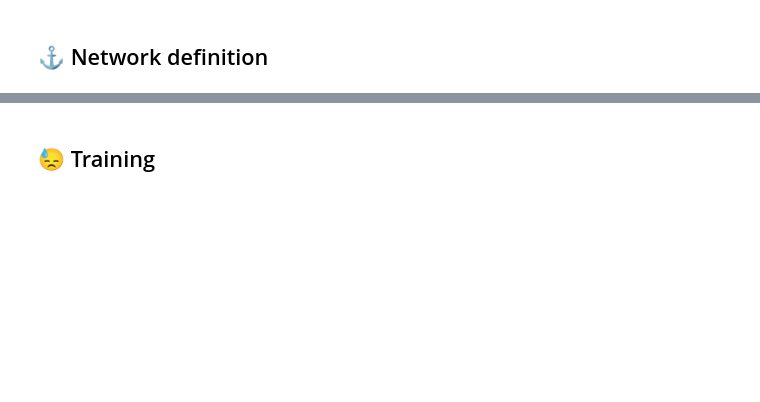
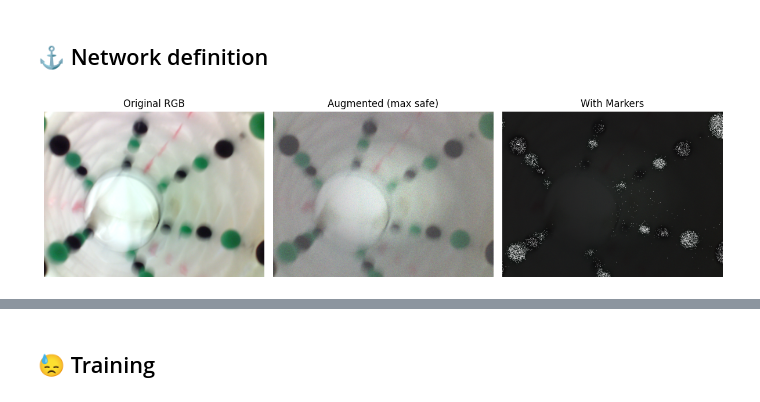
Before and after one commit to vigno0405/Master-Thesis, a Jupyter notebook: helyx_training.ipynb, the cells around one changed output, grey strips where cells are left out. Saved outputs shown, nothing was run; the diff lists cells and outputs as text; code cells hidden in the pictures; blank space fills up the shorter version.

```diff
--- a/helyx_training.ipynb
+++ b/helyx_training.ipynb
@@ -208,8 +234,9 @@ test_loader = DataLoader(test_dataset, batch_size=16, shuffle=False,
 ## ⚓ Network definition
 # %%
 class Markers(nn.Module):
-    def __init__(self):
+    def __init__(self, alpha=0.18):
         super().__init__()
+        self.alpha = alpha
 
     def rgb_to_hsv(self, x):
         r, g, b = x[:, 0], x[:, 1], x[:, 2]
@@ -239,36 +266,59 @@ class Markers(nn.Module):
         hsv = self.rgb_to_hsv(x)
         h, s, v = hsv[:, 0], hsv[:, 1], hsv[:, 2]
 
-        green = ((h > 0.25) & (h < 0.45) & (s > 0.3) & (v > 0.2)).unsqueeze(1).float()
-        black = (v < 0.3).unsqueeze(1).float()
+        green = ((h > 0.25) & (h < 0.45) & (s > 0.3) & (v > 0.2))
+        black = (v < 0.3)
+        mask = (green | black).unsqueeze(1)  # [B, 1, H, W]
 
-        return torch.cat([black, green, x], dim=1)     # if 2 markers
+        x_out = x * self.alpha
+        x_out[mask.expand_as(x_out)] = 1.0
+
+        return x_out
 # %%
-# Load a random image
 paths = sorted(glob.glob("images/train/*.pt"))
 path = random.choice(paths)
-image = torch.load(path).float() / 255  # [3, H, W]
+image = torch.load(path).float() / 255
 
-# Apply markers
+def apply_all_augmentations_max(image):
+    image = TF.gaussian_blur(image.unsqueeze(0), kernel_size=5, sigma=7.0).squeeze(0)
+    noise = torch.randn_like(image) * (25.0 / 255.0)
+    image = (image + noise).clamp(0.0, 1.0)
+    b = random.choice([1.0 - 0.2, 1.0 + 0.2])
+    c = random.choice([1.0 - 0.3, 1.0 + 0.3])
+    image = TF.adjust_brightness(image.unsqueeze(0), b).squeeze(0)
+    image = TF.adjust_contrast(image.unsqueeze(0), c).squeeze(0)
+    offset = random.choice([-0.2, 0.2])
+    image = (image + offset).clamp(0.0, 1.0)
+    H, W = image.shape[1:]
+    Y, X = torch.meshgrid(torch.linspace(-1, 1, H), torch.linspace(-1, 1, W), indexing='ij')
+    radius = torch.sqrt(X**2 + Y**2)
+    mask = 1.0 - 0.7 * radius**2
+    mask = mask.clamp(0.70, 1.0).unsqueeze(0)
+    image = (image * mask).clamp(0.0, 1.0)
+    return image
+
+augmented = apply_all_augmentations_max(image)
 markers = Markers()
-filtered = markers(image.unsqueeze(0))[0]  # [2, H, W]
+processed = markers(augmented.unsqueeze(0))[0]
 
-# Visualize
-plt.figure(figsize=(10, 4))
+plt.figure(figsize=(12, 4))
+
 plt.subplot(1, 3, 1)
-plt.imshow((image*255).permute(1, 2, 0).byte())
+plt.imshow(image.permute(1, 2, 0).cpu())
 plt.title("Original RGB")
 plt.axis("off")
 
 plt.subplot(1, 3, 2)
-plt.imshow(filtered[0].cpu(), cmap="gray")
-plt.title("Black Marker")
+plt.imshow(augmented.permute(1, 2, 0).cpu())
+plt.title("Augmented (max safe)")
 plt.axis("off")
 
 plt.subplot(1, 3, 3)
-plt.imshow(filtered[1].cpu(), cmap="gray")
-plt.title("Green Marker")
+plt.imshow(processed.permute(1, 2, 0).cpu())
+plt.title("With Markers")
 plt.axis("off")
 
 plt.tight_layout()
 plt.show()
+# %% [output]
+[figure, added]
```
Also changed, not shown: parts of 14 cells of this notebook.
